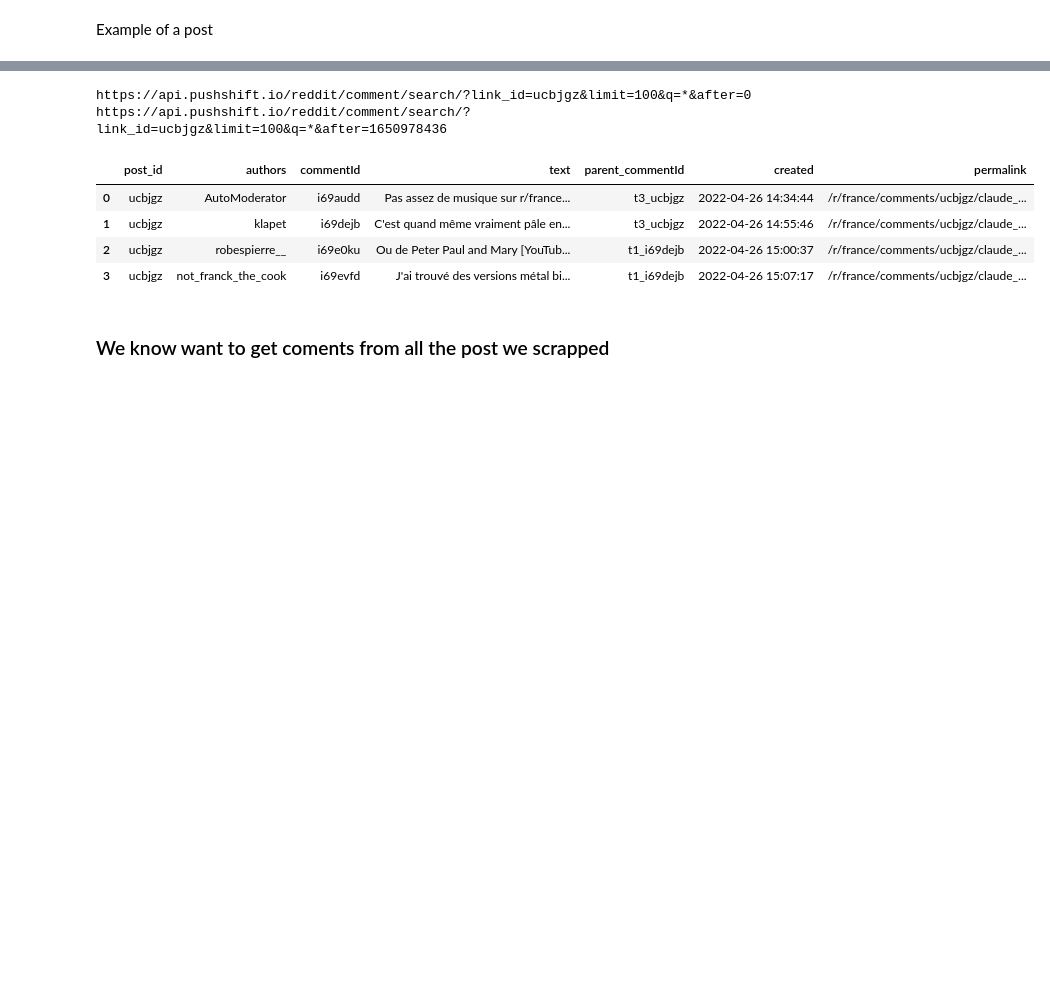
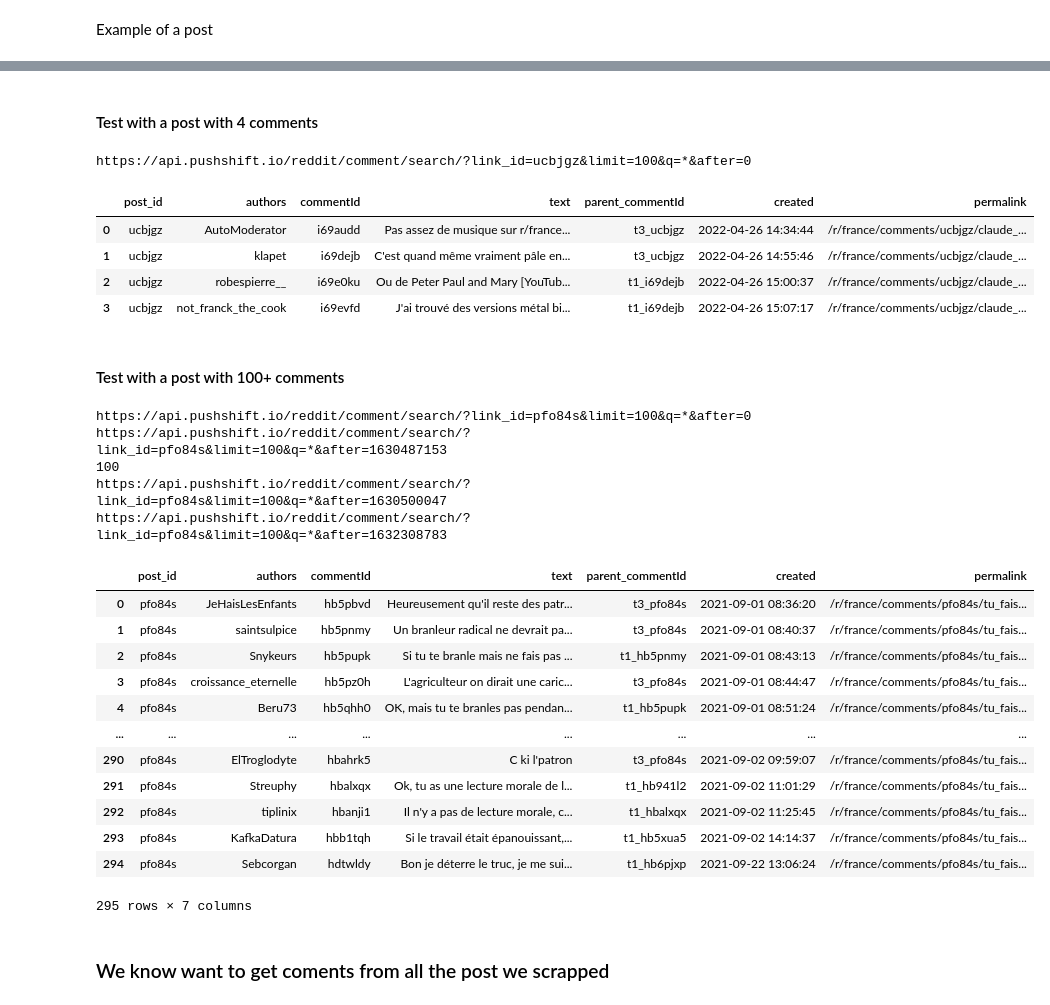
Before and after one commit to mattcln/reddit_france_analysis, a Jupyter notebook: scrapping/reddit_scrap_comments.ipynb, the cells around one changed output, grey strips where cells are left out. Drawn from its saved outputs; the diff is of its cells as text; code cells hidden in the pictures; blank space fills up the shorter version.

Commit message:
Trying full comment scrap

```diff
--- a/scrapping/reddit_scrap_comments.ipynb
+++ b/scrapping/reddit_scrap_comments.ipynb
@@ -61,6 +80,18 @@ def collect_all_comments(link_id):
 
     comments = get_pushshift_data(link_id)
     nb_comments = len(comments)
+    for comment in comments:
+        pd_comment, after = collect_one_comment(comment, columns, link_id)
+        rows_list.append(pd_comment)
+
+    # print(nb_comments)
+    if nb_comments == 100:
+        comments = get_pushshift_data(link_id, after - 1)
+        #We're subtracting one because we will always scrap the last comment twice, to make sure not to miss one if two comments have the same timestamp
+        nb_comments = len(comments)
+    else: nb_comments = 0
+
+
     #We can get only 100 comments everytime, so we're looping changing the 'after' timestamp of comments until we have no more comments
     while nb_comments > 0:
         #We're scrapping comments and inserting in dataframe
@@ -69,19 +100,43 @@ def collect_all_comments(link_id):
             rows_list.append(pd_comment)
         comments = get_pushshift_data(link_id, after - 1)
         #We're subtracting one because we will always scrap the last comment twice, to make sure not to miss one if two comments have the same timestamp
-        nb_comments = len(comments) - 1
+        nb_comments = len(comments)-1
 
     return pd.DataFrame(rows_list, columns=columns)
+# %% [markdown]
+#### Test with a post with 4 comments
 # %%
 collect_all_comments('ucbjgz')
 # %% [output]
 https://api.pushshift.io/reddit/comment/search/?link_id=ucbjgz&limit=100&q=*&after=0
-https://api.pushshift.io/reddit/comment/search/?link_id=ucbjgz&limit=100&q=*&after=1650978436
 |  | post_id | authors | commentId | text | parent_commentId | created | permalink |
 | 0 | ucbjgz | AutoModerator | i69audd | Pas assez de musique sur r/france... | t3_ucbjgz | 2022-04-26 14:34:44 | /r/france/comments/ucbjgz/claude_... |
 | 1 | ucbjgz | klapet | i69dejb | C'est quand même vraiment pâle en... | t3_ucbjgz | 2022-04-26 14:55:46 | /r/france/comments/ucbjgz/claude_... |
 | 2 | ucbjgz | robespierre__ | i69e0ku | Ou de Peter Paul and Mary [YouTub... | t1_i69dejb | 2022-04-26 15:00:37 | /r/france/comments/ucbjgz/claude_... |
 | 3 | ucbjgz | not_franck_the_cook | i69evfd | J'ai trouvé des versions métal bi... | t1_i69dejb | 2022-04-26 15:07:17 | /r/france/comments/ucbjgz/claude_... |
+# %% [markdown]
+#### Test with a post with 100+ comments
+# %%
+collect_all_comments('pfo84s')
+# %% [output]
+https://api.pushshift.io/reddit/comment/search/?link_id=pfo84s&limit=100&q=*&after=0
+https://api.pushshift.io/reddit/comment/search/?link_id=pfo84s&limit=100&q=*&after=1630487153
+100
+https://api.pushshift.io/reddit/comment/search/?link_id=pfo84s&limit=100&q=*&after=1630500047
+https://api.pushshift.io/reddit/comment/search/?link_id=pfo84s&limit=100&q=*&after=1632308783
+|  | post_id | authors | commentId | text | parent_commentId | created | permalink |
+| 0 | pfo84s | JeHaisLesEnfants | hb5pbvd | Heureusement qu'il reste des patr... | t3_pfo84s | 2021-09-01 08:36:20 | /r/france/comments/pfo84s/tu_fais... |
+| 1 | pfo84s | saintsulpice | hb5pnmy | Un branleur radical ne devrait pa... | t3_pfo84s | 2021-09-01 08:40:37 | /r/france/comments/pfo84s/tu_fais... |
+| 2 | pfo84s | Snykeurs | hb5pupk | Si tu te branle mais ne fais pas ... | t1_hb5pnmy | 2021-09-01 08:43:13 | /r/france/comments/pfo84s/tu_fais... |
+| 3 | pfo84s | croissance_eternelle | hb5pz0h | L'agriculteur on dirait une caric... | t3_pfo84s | 2021-09-01 08:44:47 | /r/france/comments/pfo84s/tu_fais... |
+| 4 | pfo84s | Beru73 | hb5qhh0 | OK, mais tu te branles pas pendan... | t1_hb5pupk | 2021-09-01 08:51:24 | /r/france/comments/pfo84s/tu_fais... |
+| ... | ... | ... | ... | ... | ... | ... | ... |
+| 290 | pfo84s | ElTroglodyte | hbahrk5 | C ki l'patron | t3_pfo84s | 2021-09-02 09:59:07 | /r/france/comments/pfo84s/tu_fais... |
+| 291 | pfo84s | Streuphy | hbalxqx | Ok, tu as une lecture morale de l... | t1_hb941l2 | 2021-09-02 11:01:29 | /r/france/comments/pfo84s/tu_fais... |
+| 292 | pfo84s | tiplinix | hbanji1 | Il n'y a pas de lecture morale, c... | t1_hbalxqx | 2021-09-02 11:25:45 | /r/france/comments/pfo84s/tu_fais... |
+| 293 | pfo84s | KafkaDatura | hbb1tqh | Si le travail était épanouissant,... | t1_hb5xua5 | 2021-09-02 14:14:37 | /r/france/comments/pfo84s/tu_fais... |
+| 294 | pfo84s | Sebcorgan | hdtwldy | Bon je déterre le truc, je me sui... | t1_hb6pjxp | 2021-09-22 13:06:24 | /r/france/comments/pfo84s/tu_fais... |
+295 rows × 7 columns
 # %% [markdown]
 ### We know want to get coments from all the post we scrapped
 # %%
```
Also changed, not shown: parts of 2 cells of this notebook.
